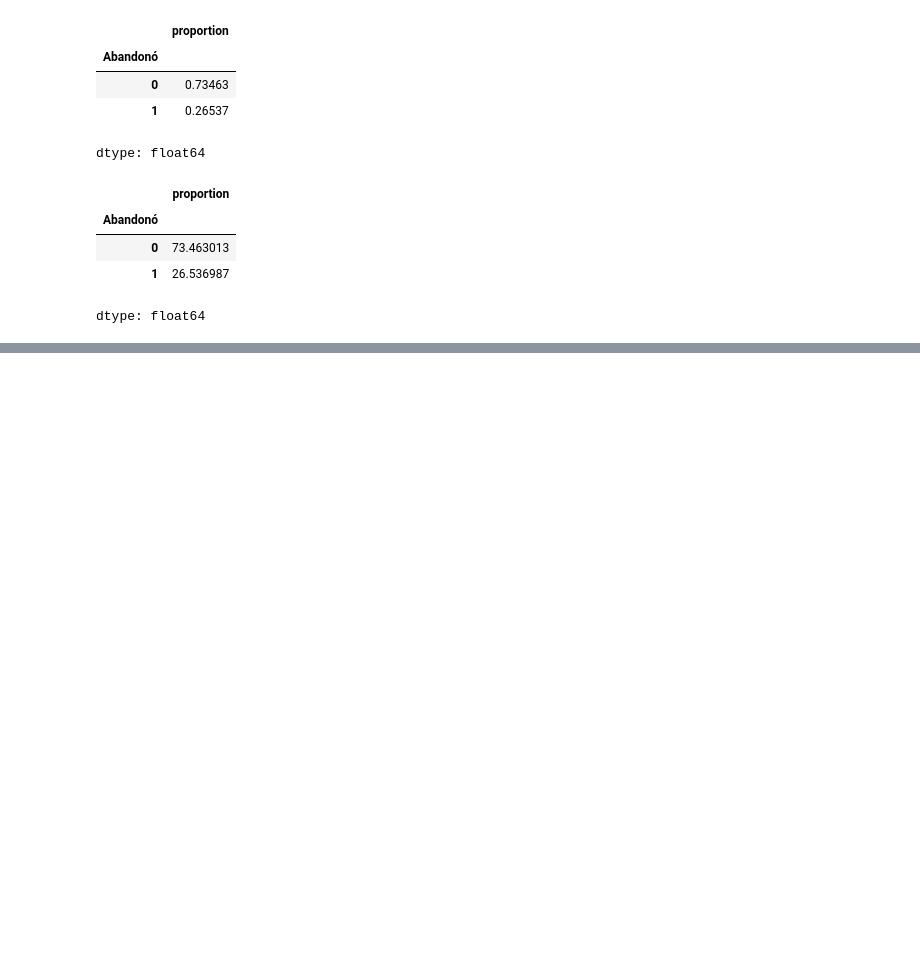
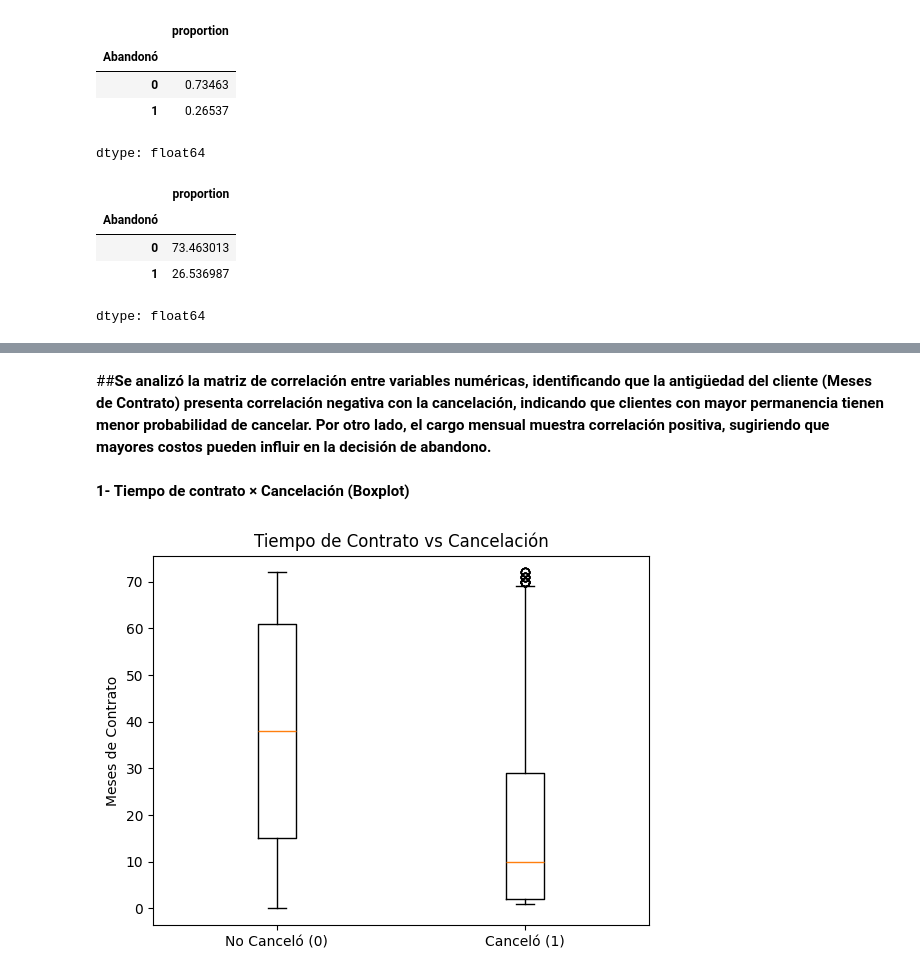
Before and after one commit to Charlymanuk/TELECOM-DESAFIO-PARTE-2, a Jupyter notebook: DESAFIO_TELECOM_2.ipynb, the cells around one changed output, grey strips where cells are left out. Saved outputs shown, nothing was run; the diff lists cells and outputs as text; code cells hidden in the pictures; blank space fills up the shorter version.

```diff
--- a/DESAFIO_TELECOM_2.ipynb
+++ b/DESAFIO_TELECOM_2.ipynb
@@ -167,0 +252,19 @@ dtype: float64
+# %% [markdown]
+##**Se analizó la matriz de correlación entre variables numéricas, identificando que la antigüedad del cliente (Meses de Contrato) presenta correlación negativa con la cancelación, indicando que clientes con mayor permanencia tienen menor probabilidad de cancelar. Por otro lado, el cargo mensual muestra correlación positiva, sugiriendo que mayores costos pueden influir en la decisión de abandono.**
+# %% [markdown]
+**1- Tiempo de contrato × Cancelación (Boxplot)**
+# %%
+import matplotlib.pyplot as plt
+
+no_cancelaron = datos[datos['Abandonó'] == 0]['Meses de Contrato']
+cancelaron = datos[datos['Abandonó'] == 1]['Meses de Contrato']
+
+plt.figure()
+plt.boxplot([no_cancelaron, cancelaron],
+            labels=['No Canceló (0)', 'Canceló (1)'])
+
+plt.title('Tiempo de Contrato vs Cancelación')
+plt.ylabel('Meses de Contrato')
+plt.show()
+# %% [output]
+[figure, added]
```
Also changed, not shown: parts of 25 cells of this notebook.
